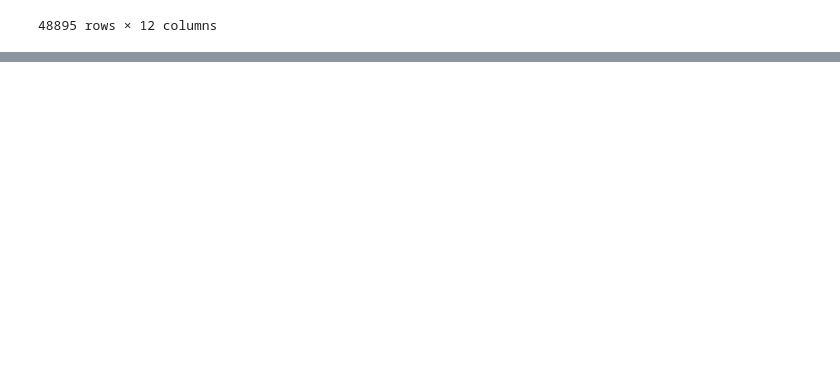
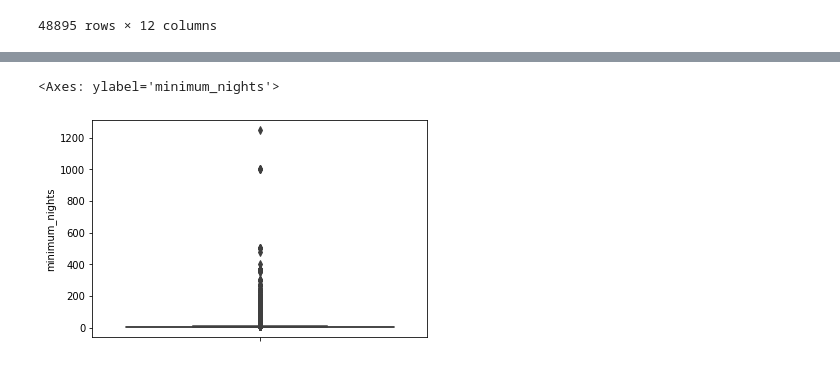
Before and after one commit to ValentinMaeurer24/EnsembleLearning, a Jupyter notebook: Airbnb/AirbnbEnsembleLearning.ipynb, the cells around one changed output, grey strips where cells are left out. Cells and saved outputs as stored; diff of their text form; code cells hidden in the pictures; blank space fills up the shorter version.

```diff
--- a/Airbnb/AirbnbEnsembleLearning.ipynb
+++ b/Airbnb/AirbnbEnsembleLearning.ipynb
@@ -143,0 +190,6 @@ df
+# %%
+# boxplot of minimum nights
+sns.boxplot(data=df, y='minimum_nights')
+# %% [output]
+<Axes: ylabel='minimum_nights'>
+[figure, added]
```
Also changed, not shown: parts of 9 cells of this notebook.
